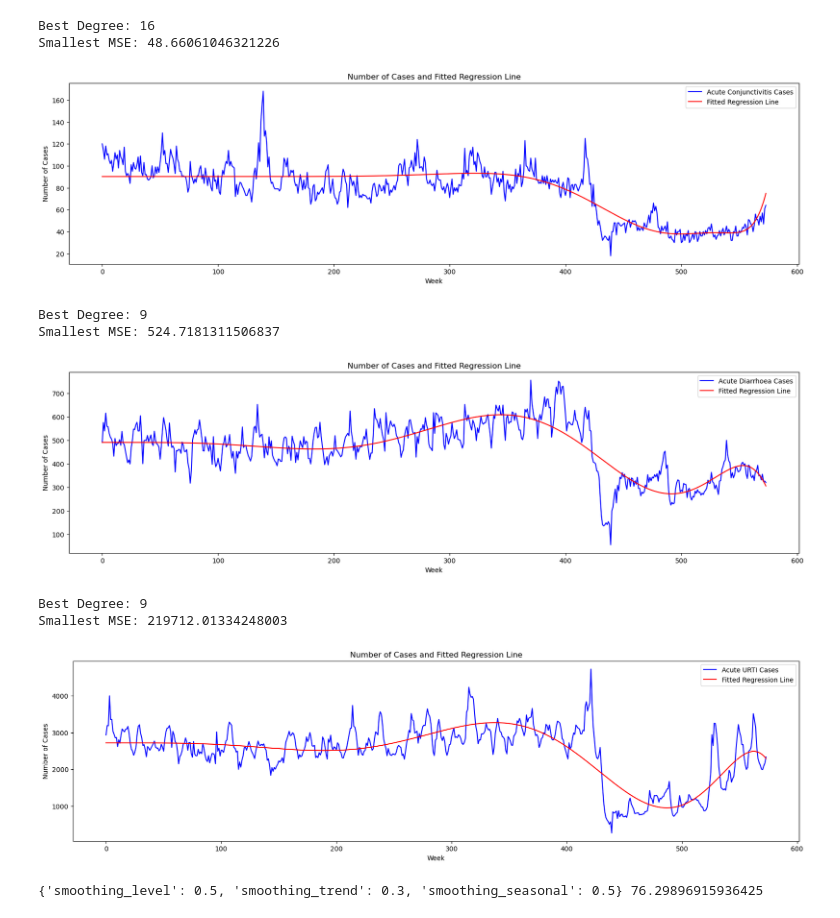
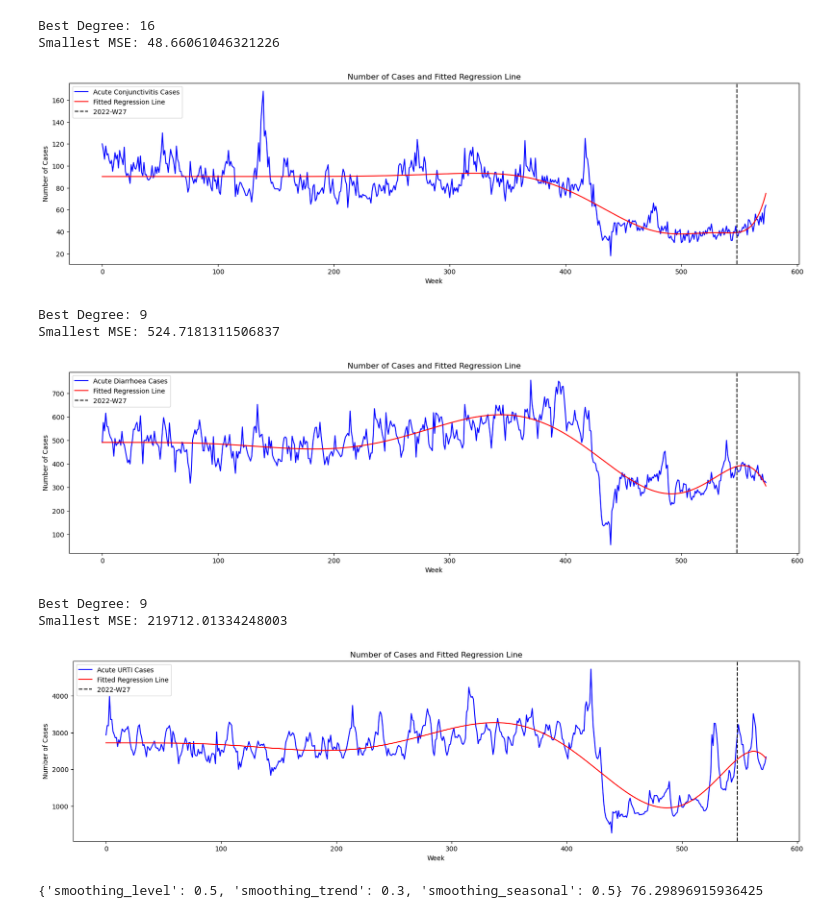
Before and after one commit to shingurding/polyclinic-attendance-prediction, a Jupyter notebook: models_training.ipynb, the cells around one changed output. Saved outputs shown, nothing was run; the diff lists cells and outputs as text; code cells hidden in the pictures.

```diff
--- a/models_training.ipynb
+++ b/models_training.ipynb
@@ -204,26 +204,27 @@ Smallest MSE: 48.66061046321226
 # %%
 # Plot the best polynomial model (p=16)
 pr = PolynomialFeatures(degree=16)
 X_train_poly = pr.fit_transform(X_train)
 X_test_poly = pr.transform(X_test)
 
 lr = LinearRegression()
 lr.fit(X_train_poly, y_train)
 
 y_pred_train = lr.predict(X_train_poly)
 y_pred_test = lr.predict(X_test_poly)
 
 plt.figure(figsize=(20, 5))
 plt.plot(acute_conjunctivitis_df.index, acute_conjunctivitis_df["no._of_cases"], label='Acute Conjunctivitis Cases', color='blue')
 plt.plot(X_train, y_pred_train, color='red')
 plt.plot(X_test, y_pred_test, label='Fitted Regression Line', color='red')
+plt.axvline(x=548, color='black', linestyle='--', label='2022-W27')
 plt.xlabel('Week')
 plt.ylabel('Number of Cases')
 plt.title('Number of Cases and Fitted Regression Line')
 plt.legend()
 plt.show()
 # %% [output]
-[figure, old version]
+[figure, new version]
 # %%
 X_train = np.array(train_acute_diarrhoea.index).reshape(-1, 1)
 y_train = train_acute_diarrhoea["no._of_cases"]
@@ -280,13 +281,14 @@ plt.figure(figsize=(20, 5))
 plt.plot(acute_diarrhoea_df.index, acute_diarrhoea_df["no._of_cases"], label='Acute Diarrhoea Cases', color='blue')
 plt.plot(X_train, y_pred_train, color='red')
 plt.plot(X_test, y_pred_test, label='Fitted Regression Line', color='red')
+plt.axvline(x=548, color='black', linestyle='--', label='2022-W27')
 plt.xlabel('Week')
 plt.ylabel('Number of Cases')
 plt.title('Number of Cases and Fitted Regression Line')
 plt.legend()
 plt.show()
 # %% [output]
-[figure, old version]
+[figure, new version]
 # %%
 X_train = np.array(train_acute_urti.index).reshape(-1, 1)
 y_train = train_acute_urti["no._of_cases"]
@@ -343,11 +345,12 @@ plt.figure(figsize=(20, 5))
 plt.plot(acute_urti_df.index, acute_urti_df["no._of_cases"], label='Acute URTI Cases', color='blue')
 plt.plot(X_train, y_pred_train, color='red')
 plt.plot(X_test, y_pred_test, label='Fitted Regression Line', color='red')
+plt.axvline(x=548, color='black', linestyle='--', label='2022-W27')
 plt.xlabel('Week')
 plt.ylabel('Number of Cases')
 plt.title('Number of Cases and Fitted Regression Line')
 plt.legend()
 plt.show()
 # %% [output]
-[figure, old version]
+[figure, new version]
 # %%
```
Also changed, not shown: parts of 14 cells of this notebook.
